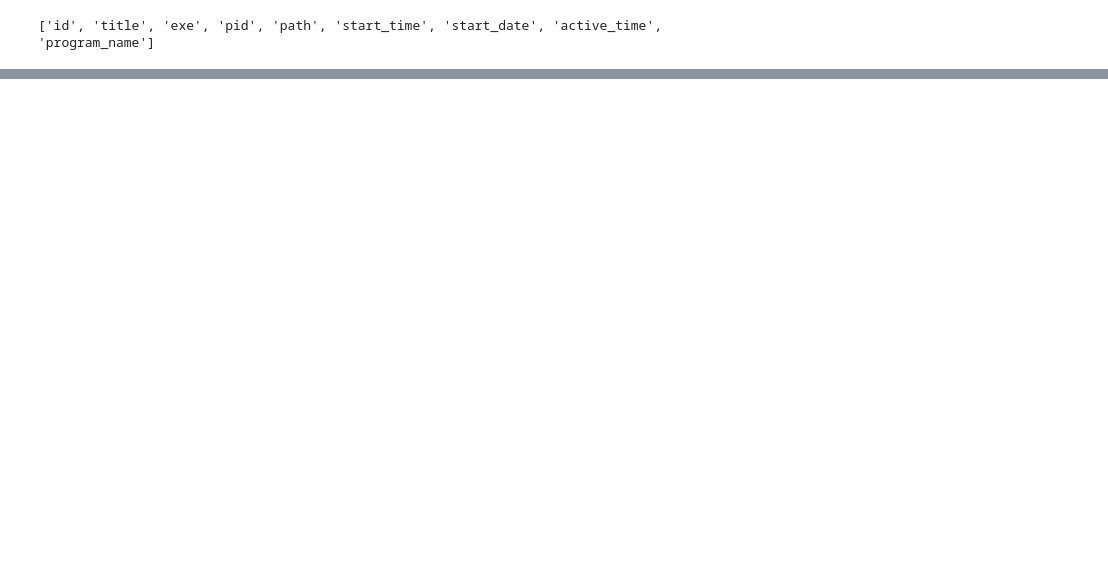
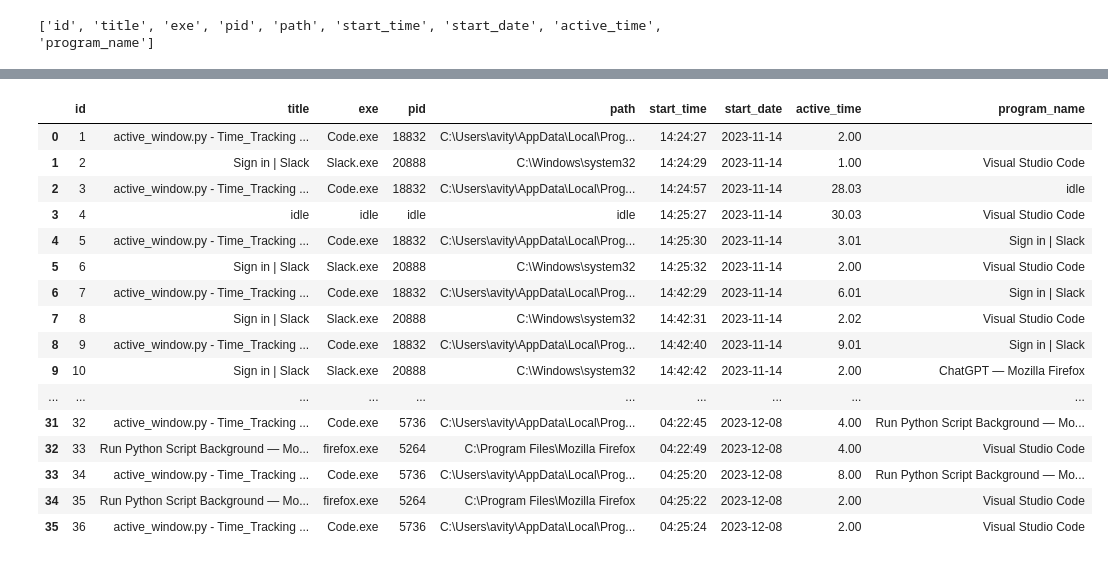
Before and after one commit to Avitas8485/Time_Tracking, a Jupyter notebook: playground.ipynb, the cells around one changed output, grey strips where cells are left out. Drawn from its saved outputs; the diff is of its cells as text; code cells hidden in the pictures; blank space fills up the shorter version.

```diff
--- a/playground.ipynb
+++ b/playground.ipynb
@@ -58,0 +64,31 @@ for row in rows:
+# %%
+# Create a connection to the database
+conn = sqlite3.connect('window_tracker.db')
+c = conn.cursor()
+# %%
+# Execute a query to get all the data from the table
+c.execute("SELECT * FROM window_activity")
+rows = c.fetchall()
+# %%
+# Create a dataframe from the query results
+df = pd.DataFrame(rows, columns=['id', 'title', 'exe', 'pid', 'path', 'start_time', 'start_date', 'active_time', 'program_name'])
+# %%
+df
+# %% [output]
+|  | id | title | exe | pid | path | start_time | start_date | active_time | program_name |
+| 0 | 1 | active_window.py - Time_Tracking ... | Code.exe | 18832 | C:\Users\avity\AppData\Local\Prog... | 14:24:27 | 2023-11-14 | 2.00 |  |
+| 1 | 2 | Sign in | Slack | Slack.exe | 20888 | C:\Windows\system32 | 14:24:29 | 2023-11-14 | 1.00 | Visual Studio Code |
+| 2 | 3 | active_window.py - Time_Tracking ... | Code.exe | 18832 | C:\Users\avity\AppData\Local\Prog... | 14:24:57 | 2023-11-14 | 28.03 | idle |
+| 3 | 4 | idle | idle | idle | idle | 14:25:27 | 2023-11-14 | 30.03 | Visual Studio Code |
+| 4 | 5 | active_window.py - Time_Tracking ... | Code.exe | 18832 | C:\Users\avity\AppData\Local\Prog... | 14:25:30 | 2023-11-14 | 3.01 | Sign in | Slack |
+| 5 | 6 | Sign in | Slack | Slack.exe | 20888 | C:\Windows\system32 | 14:25:32 | 2023-11-14 | 2.00 | Visual Studio Code |
+| 6 | 7 | active_window.py - Time_Tracking ... | Code.exe | 18832 | C:\Users\avity\AppData\Local\Prog... | 14:42:29 | 2023-11-14 | 6.01 | Sign in | Slack |
+| 7 | 8 | Sign in | Slack | Slack.exe | 20888 | C:\Windows\system32 | 14:42:31 | 2023-11-14 | 2.02 | Visual Studio Code |
+| 8 | 9 | active_window.py - Time_Tracking ... | Code.exe | 18832 | C:\Users\avity\AppData\Local\Prog... | 14:42:40 | 2023-11-14 | 9.01 | Sign in | Slack |
+| 9 | 10 | Sign in | Slack | Slack.exe | 20888 | C:\Windows\system32 | 14:42:42 | 2023-11-14 | 2.00 | ChatGPT — Mozilla Firefox |
+| ... | ... | ... | ... | ... | ... | ... | ... | ... | ... |
+| 31 | 32 | active_window.py - Time_Tracking ... | Code.exe | 5736 | C:\Users\avity\AppData\Local\Prog... | 04:22:45 | 2023-12-08 | 4.00 | Run Python Script Background — Mo... |
+| 32 | 33 | Run Python Script Background — Mo... | firefox.exe | 5264 | C:\Program Files\Mozilla Firefox | 04:22:49 | 2023-12-08 | 4.00 | Visual Studio Code |
+| 33 | 34 | active_window.py - Time_Tracking ... | Code.exe | 5736 | C:\Users\avity\AppData\Local\Prog... | 04:25:20 | 2023-12-08 | 8.00 | Run Python Script Background — Mo... |
+| 34 | 35 | Run Python Script Background — Mo... | firefox.exe | 5264 | C:\Program Files\Mozilla Firefox | 04:25:22 | 2023-12-08 | 2.00 | Visual Studio Code |
+| 35 | 36 | active_window.py - Time_Tracking ... | Code.exe | 5736 | C:\Users\avity\AppData\Local\Prog... | 04:25:24 | 2023-12-08 | 2.00 | Visual Studio Code |
```
Also changed, not shown: parts of 7 cells of this notebook, 2 other files.
